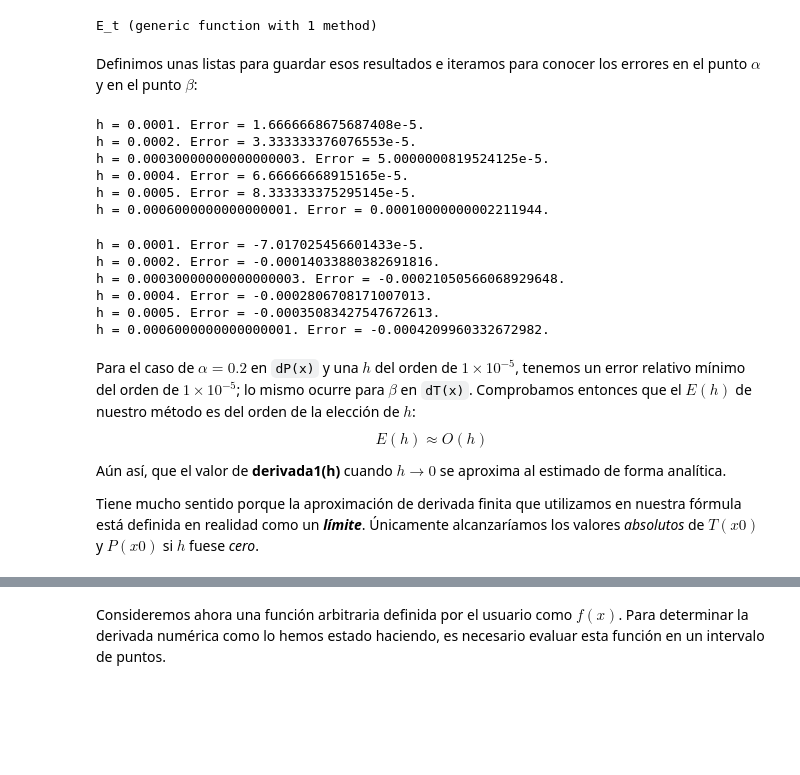
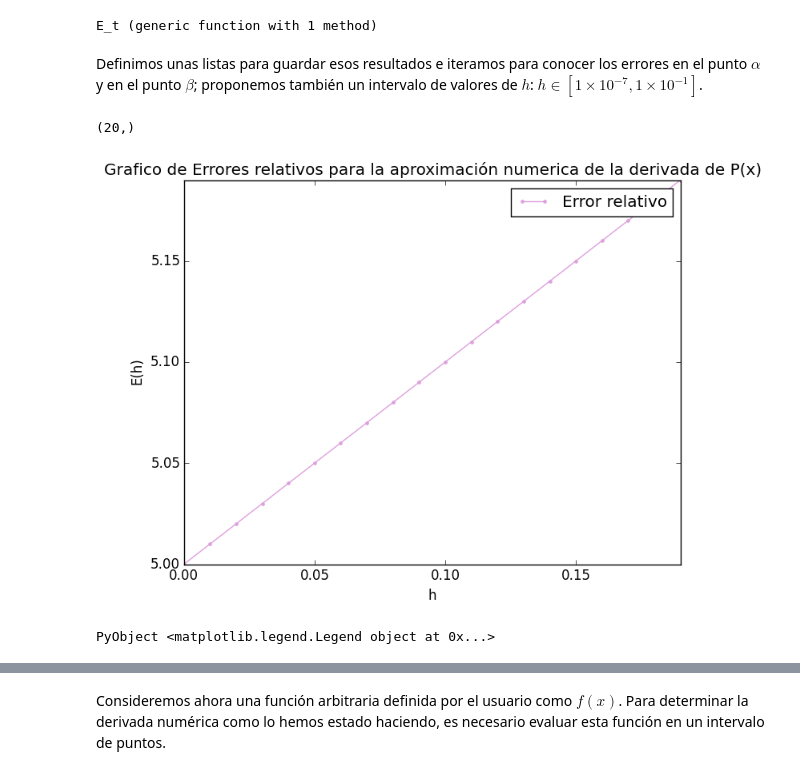
Before and after one commit to lbenet/2016-1_Temas_Selectos_Fisica_Computacional, a Jupyter notebook: tareas/FernandaPerez/SetDeEjerciciosNo1_Ma.FernandaPerez.ipynb, the cells around one changed output, grey strips where cells are left out. Saved outputs shown, nothing was run; the diff lists cells and outputs as text; code cells hidden in the pictures; blank space fills up the shorter version.

```diff
--- a/tareas/FernandaPerez/SetDeEjerciciosNo1_Ma.FernandaPerez.ipynb
+++ b/tareas/FernandaPerez/SetDeEjerciciosNo1_Ma.FernandaPerez.ipynb
@@ -240,10 +230,12 @@ end
 # %% [output]
 E_t (generic function with 1 method)
 # %% [markdown]
-Definimos unas listas para guardar esos resultados e iteramos para conocer los errores en el punto $\alpha$ y en el punto $\beta$:
+Definimos unas listas para guardar esos resultados e iteramos para conocer los errores en el punto $\alpha$ y en el punto $\beta$; proponemos también un intervalo de valores de $h$: $h \in \left[ 1 \times 10^{-7}, 1 \times 10^{-1} \right]$.
 # %%
-Errores_P = Float32[]
-Errores_T = Float32[]
+H =[1e-7:1e-2:2e-1]
+
+Errores_P = Float64[]
+Errores_T = Float64[]
 
 ErrorP = 0.
 ErrorT = 0.
@@ -251,32 +243,22 @@ ErrorT = 0.
 for i in H
     ErrorP = E_p(derivada1, α, i)
     push!(Errores_P, ErrorP)
-    println("h = ", i, ". Error = ", ErrorP, "." )
+    ErrorT = E_t(derivada1, β, i)
+    push!(Errores_T, ErrorT)
+    #println("h = ", i, ". Error = ", ErrorP, "." )
 end
-# %% [output]
-h = 0.0001. Error = 1.6666668675687408e-5.
-h = 0.0002. Error = 3.333333376076553e-5.
-h = 0.00030000000000000003. Error = 5.0000000819524125e-5.
-h = 0.0004. Error = 6.66666668915165e-5.
-h = 0.0005. Error = 8.333333375295145e-5.
-h = 0.0006000000000000001. Error = 0.00010000000002211944.
-# %%
-for i in H
-    ErrorT = E_t(derivada1, β, i)
-    push!(Errores_T, ErrorT)
-    println("h = ", i, ". Error = ", ErrorT, "." )
-end
-# %% [output]
-h = 0.0001. Error = -7.017025456601433e-5.
-h = 0.0002. Error = -0.00014033880382691816.
-h = 0.00030000000000000003. Error = -0.00021050566068929648.
-h = 0.0004. Error = -0.0002806708171007013.
-h = 0.0005. Error = -0.00035083427547672613.
-h = 0.0006000000000000001. Error = -0.0004209960332672982.
-# %% [markdown]
-Para el caso de $\alpha = 0.2$ en `dP(x)` y una $h$ del orden de $ 1 \times 10^{-5}$, tenemos un error relativo mínimo del orden de $1 \times 10^{-5}$; lo mismo ocurre para $\beta$ en `dT(x)`. Comprobamos entonces que el $E(h)$ de nuestro método es del orden de la elección de $h$:
-$$E(h) \approx O(h)$$
-
-Aún así, que el valor de **derivada1(h)** cuando $h \rightarrow 0$ se aproxima al estimado de forma analítica.
-
-Tiene mucho sentido porque la aproximación de derivada finita que utilizamos en nuestra fórmula está definida en realidad como un ***límite***. Únicamente alcanzaríamos los valores *absolutos* de $T(x0)$ y $P(x0)$ si $h$ fuese *cero*.
+# %%
+using PyPlot
+size(Errores_T)
+# %% [output]
+(20,)
+# %%
+plot(H, Errores_P,color = "plum",marker=".", label="Error relativo")
+xlabel("h")
+ylabel("E(h)")
+title("Grafico de Errores relativos para la aproximación numerica de la derivada de P(x)")
+Ax = axis("tight")
+plt.legend()
+# %% [output]
+[figure, added]
+PyObject <matplotlib.legend.Legend object at 0x...>
```
Also changed, not shown: parts of 47 cells of this notebook.
